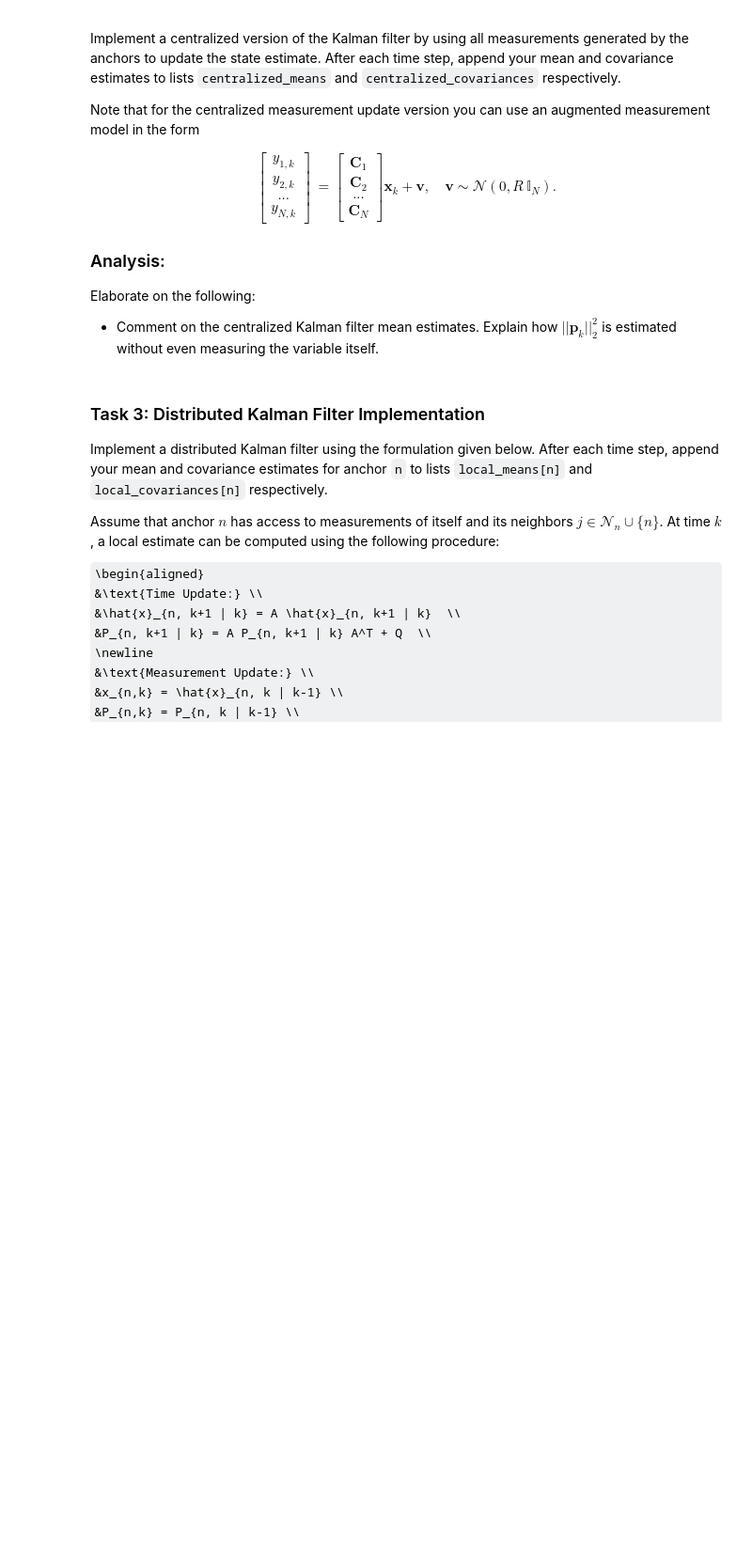
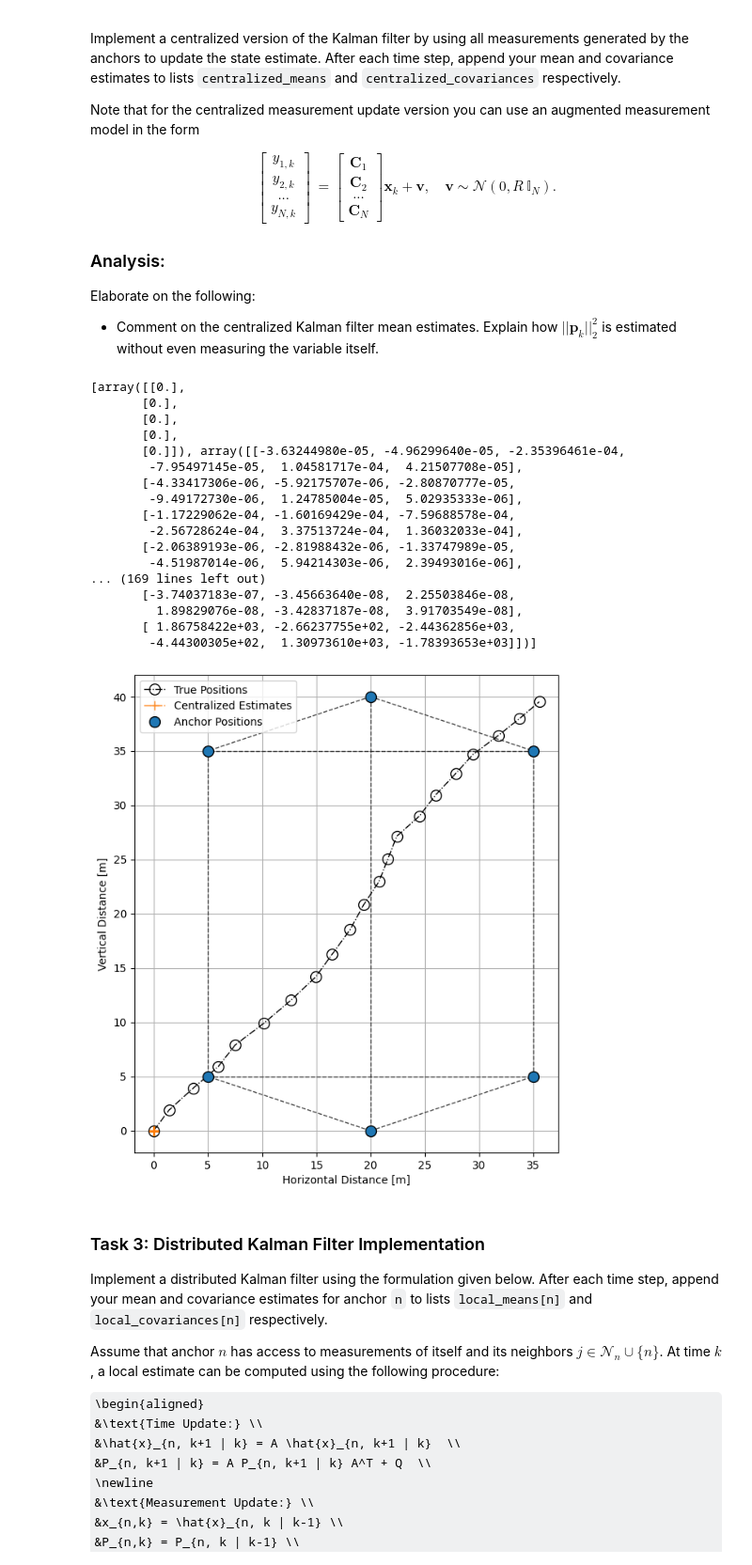
Before and after one commit to jackh1nes/PSF_Assignments, a Jupyter notebook: Assignment 4/assignment4_students/assignment4_10.ipynb, the cells around one changed output. Shown at 94% size. Drawn from its saved outputs; the diff is of its cells as text; code cells hidden in the pictures; some formulas as TeX source; blank space fills up the shorter version.

```diff
--- a/Assignment 4/assignment4_students/assignment4_10.ipynb
+++ b/Assignment 4/assignment4_students/assignment4_10.ipynb
@@ -120,10 +122,11 @@ Elaborate on the following:
 - Comment on the dynamic update model of the state variable $||\mathbf{p}_k||_2^2$. Does it properly represent the true dynamics? If not, what can be done to mitigate its drawbacks?
 # %%
 #####  YOUR CODE HERE #####
-
-
-
-
+A = block_diag(np.kron([[1, dt],[1, 0]], np.eye(2)), 1)
+N = 6
+Cn = np.zeros((N,5))
+for n in range(N):
+    Cn[n,:] = [-2*anchor_positions[0,n], -2*anchor_positions[1,n], 0, 0, 1]
 ##### END HERE #####
 
 
@@ -162,3 +152,45 @@ helper.plotCentralizedKFEstimate(true_states, anchor_positions, edge_list, centr
+# %%
+bit = [[1, -1],[0, 1]]
+bit_1 = len(bit)
+print(bit_1)
+
+# Centralized estimates
+centralized_means = [initial_estimate]
+centralized_covariances = [initial_covariance]
+#####  YOUR CODE HERE #####
+# See slide 9
+for k in range(T):
+    x_pred = A @ centralized_means[k]
+    P_pred = A @ centralized_covariances[k] @ A.T + Q
+
+    Sk = R + Cn @ P_pred @ Cn.T
+    jitter = 1e-5 * np.eye(len(Sk))
+    Sk += jitter # for stability
+    Kk = P_pred @ Cn.T @ np.linalg.solve(Sk, np.eye(len(Sk)))
+    centralized_means.append(x_pred + Kk @ (measurement_list[:,k] - Cn @ x_pred))
+    centralized_covariances.append(P_pred - Kk @ Cn @ P_pred)
+
+##### END HERE #####
+helper.plotCentralizedKFEstimate(true_states, anchor_positions, edge_list, centralized_means)
+# %% [output]
+[array([[0.],
+       [0.],
+       [0.],
+       [0.],
+       [0.]]), array([[-3.63244980e-05, -4.96299640e-05, -2.35396461e-04,
+        -7.95497145e-05,  1.04581717e-04,  4.21507708e-05],
+       [-4.33417306e-06, -5.92175707e-06, -2.80870777e-05,
+        -9.49172730e-06,  1.24785004e-05,  5.02935333e-06],
+       [-1.17229062e-04, -1.60169429e-04, -7.59688578e-04,
+        -2.56728624e-04,  3.37513724e-04,  1.36032033e-04],
+       [-2.06389193e-06, -2.81988432e-06, -1.33747989e-05,
+        -4.51987014e-06,  5.94214303e-06,  2.39493016e-06],
+... (169 lines left out)
+       [-3.74037183e-07, -3.45663640e-08,  2.25503846e-08,
+         1.89829076e-08, -3.42837187e-08,  3.91703549e-08],
+       [ 1.86758422e+03, -2.66237755e+02, -2.44362856e+03,
+        -4.44300305e+02,  1.30973610e+03, -1.78393653e+03]])]
+[figure, added]
 # %% [markdown]
 ### Task 3: Distributed Kalman Filter Implementation
 Implement a distributed Kalman filter using the formulation given below. After each time step, append your mean and covariance estimates for anchor `n` to lists `local_means[n]` and `local_covariances[n]` respectively.
```
Also changed, not shown: parts of 2 cells of this notebook.
